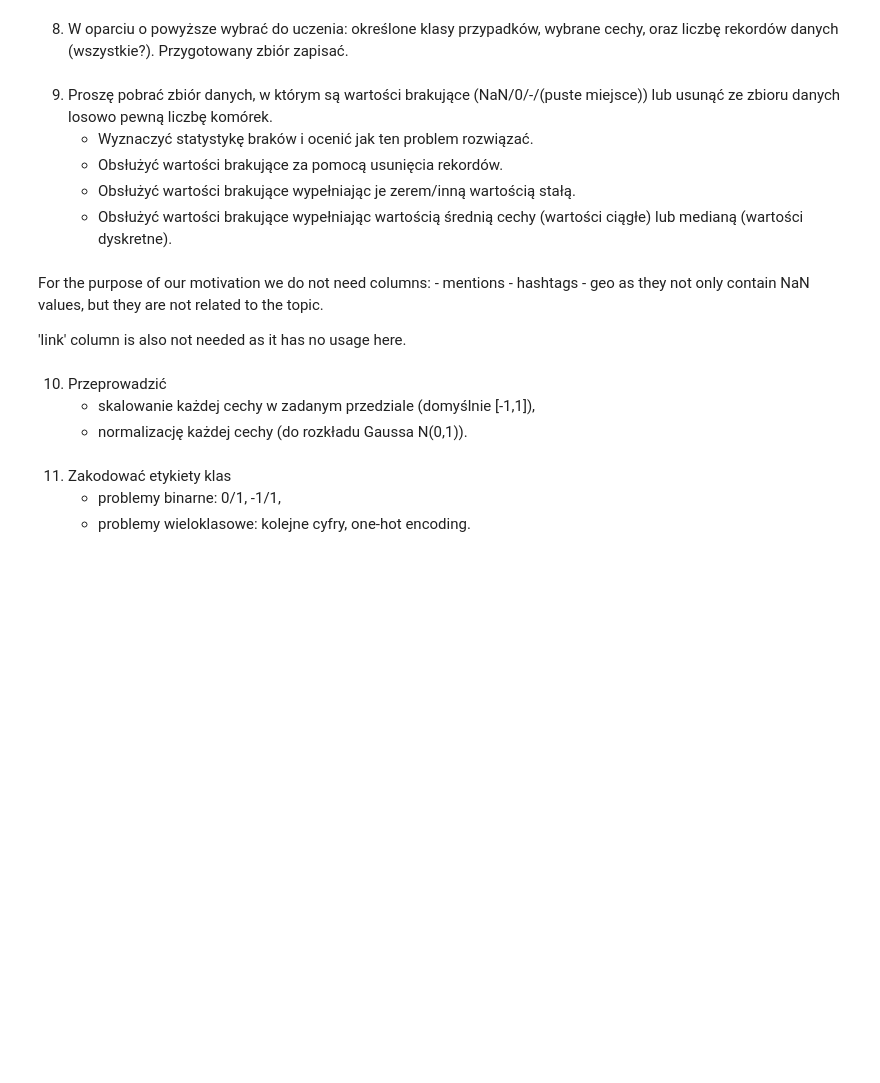
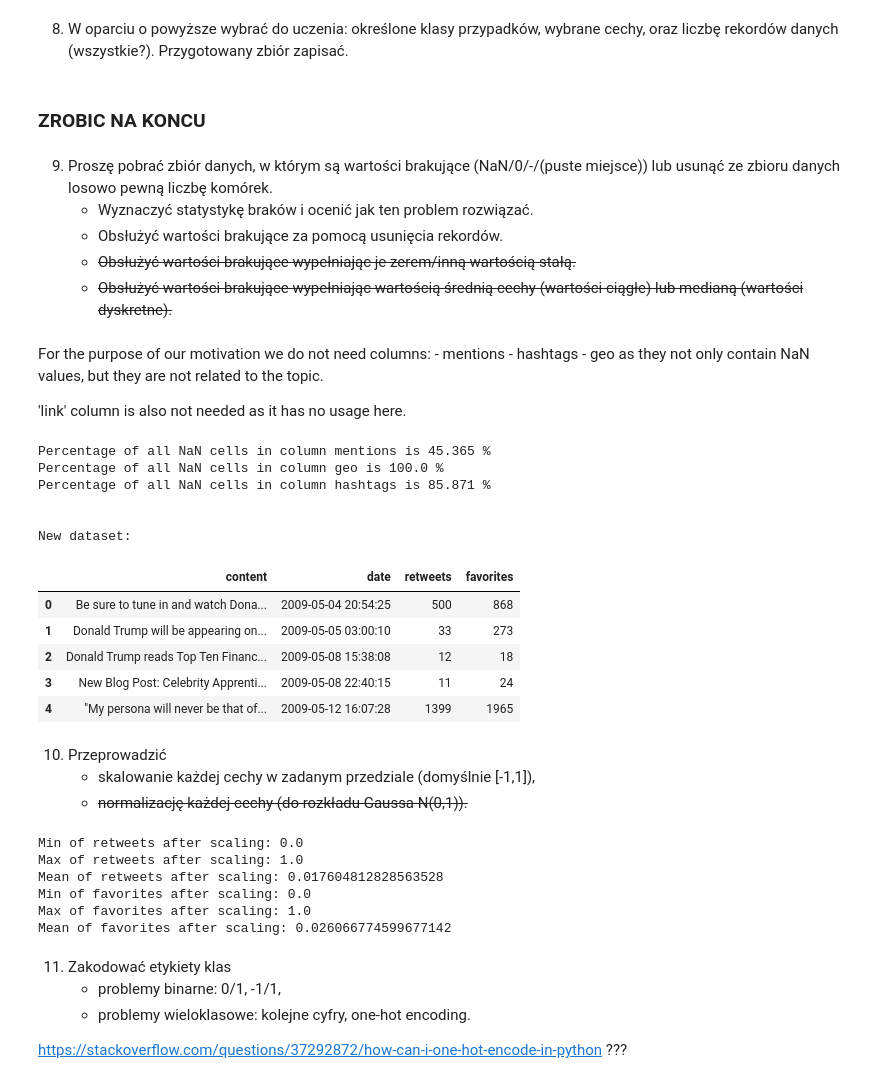
Before and after one commit to pajelonek/machine_learning_course, a Jupyter notebook: Lecture 2 - Data analysis, recognition and preparation/Lab4/Lab4_notebook.ipynb, the cells around one changed output. Drawn from its saved outputs; the diff is of its cells as text; code cells hidden in the pictures; blank space fills up the shorter version.

```diff
--- a/Lecture 2 - Data analysis, recognition and preparation/Lab4/Lab4_notebook.ipynb
+++ b/Lecture 2 - Data analysis, recognition and preparation/Lab4/Lab4_notebook.ipynb
@@ -213,13 +247,15 @@ trump_tweets_df.cov()
 # %% [markdown]
 8.	W oparciu o powyższe wybrać do uczenia: określone klasy przypadków, wybrane cechy, oraz liczbę rekordów
  danych (wszystkie?). Przygotowany zbiór zapisać.
+# %% [markdown]
+### ZROBIC NA KONCU
 # %% [markdown]
 9.	Proszę pobrać zbiór danych, w którym są wartości brakujące (NaN/0/-/(puste miejsce)) lub usunąć ze zbioru danych
 losowo pewną liczbę komórek.
     -	Wyznaczyć statystykę braków i ocenić jak ten problem rozwiązać.
     -	Obsłużyć wartości brakujące za pomocą usunięcia rekordów.
-    -	Obsłużyć wartości brakujące wypełniając je zerem/inną wartością stałą.
-    -	Obsłużyć wartości brakujące wypełniając wartością średnią cechy (wartości ciągłe) lub medianą (wartości dyskretne).
+    -	<S>Obsłużyć wartości brakujące wypełniając je zerem/inną wartością stałą.<S>
+    -	<S>Obsłużyć wartości brakujące wypełniając wartością średnią cechy (wartości ciągłe) lub medianą (wartości dyskretne).<S>
 # %% [markdown]
 For the purpose of our motivation we do not need columns:
     - mentions
@@ -229,31 +265,63 @@ as they not only contain NaN values, but they are not related to the topic.
 
 'link' column is also not needed as it has no usage here.
 # %%
-# def get_all_nan_with_column_name(column_name: string, dataframe: pd.DataFrame):
-#     return len(dataframe.loc[pd.isna(dataframe[column_name]) == True])
+def get_all_nan_with_column_name(column_name: string, dataframe: pd.DataFrame):
+    return len(dataframe.loc[pd.isna(dataframe[column_name]) == True])
 # %%
-# all_rows_from_df = len(trump_tweets_df)
-# all_nan_mentions = get_all_nan_with_column_name('mentions', trump_tweets_df)
-# all_nan_geo = get_all_nan_with_column_name('geo', trump_tweets_df)
-# all_nan_hashtags = get_all_nan_with_column_name('hashtags', trump_tweets_df)
+all_rows_from_df = len(trump_tweets_df)
+all_nan_mentions = get_all_nan_with_column_name('mentions', trump_tweets_df)
+all_nan_geo = get_all_nan_with_column_name('geo', trump_tweets_df)
+all_nan_hashtags = get_all_nan_with_column_name('hashtags', trump_tweets_df)
 
-# print(f'Percentage of all NaN cells in column mentions is {(all_nan_mentions/all_rows_from_df)*100:.5} %')
-# print(f'Percentage of all NaN cells in column geo is {(all_nan_geo/all_rows_from_df)*100:.5} %')
-# print(f'Percentage of all NaN cells in column hashtags is {(all_nan_hashtags/all_rows_from_df)*100:.5} %')
-#
-# del trump_tweets_df['mentions']
-# del trump_tweets_df['geo']
-# del trump_tweets_df['hashtags']
+print(f'Percentage of all NaN cells in column mentions is {(all_nan_mentions/all_rows_from_df)*100:.5} %')
+print(f'Percentage of all NaN cells in column geo is {(all_nan_geo/all_rows_from_df)*100:.5} %')
+print(f'Percentage of all NaN cells in column hashtags is {(all_nan_hashtags/all_rows_from_df)*100:.5} %')
 
-# del trump_tweets_df['link']
+del trump_tweets_df['mentions']
+del trump_tweets_df['geo']
+del trump_tweets_df['hashtags']
 
-# print("\n\nNew dataset:")
-# trump_tweets_df.head()
+del trump_tweets_df['link']
+
+print("\n\nNew dataset:")
+trump_tweets_df.head()
+# %% [output]
+Percentage of all NaN cells in column mentions is 45.365 %
+Percentage of all NaN cells in column geo is 100.0 %
+Percentage of all NaN cells in column hashtags is 85.871 %
+
+
+New dataset:
+|  | content | date | retweets | favorites |
+| 0 | Be sure to tune in and watch Dona... | 2009-05-04 20:54:25 | 500 | 868 |
+| 1 | Donald Trump will be appearing on... | 2009-05-05 03:00:10 | 33 | 273 |
+| 2 | Donald Trump reads Top Ten Financ... | 2009-05-08 15:38:08 | 12 | 18 |
+| 3 | New Blog Post: Celebrity Apprenti... | 2009-05-08 22:40:15 | 11 | 24 |
+| 4 | "My persona will never be that of... | 2009-05-12 16:07:28 | 1399 | 1965 |
 # %% [markdown]
 10.	Przeprowadzić
     -	skalowanie każdej cechy w zadanym przedziale (domyślnie [-1,1]),
-    -	normalizację każdej cechy (do rozkładu Gaussa N(0,1)).
+    -	<S>normalizację każdej cechy (do rozkładu Gaussa N(0,1)).<S>
+# %%
+scaler = MinMaxScaler()
+trump_tweets_df[['retweets', 'favorites']] = scaler.fit_transform(trump_tweets_df[['retweets', 'favorites']])
+
+print("Min of retweets after scaling: {}".format(min(trump_tweets_df.retweets)))
+print("Max of retweets after scaling: {}".format(max(trump_tweets_df.retweets)))
+print("Mean of retweets after scaling: {}".format(statistics.mean(trump_tweets_df.retweets)))
+print("Min of favorites after scaling: {}".format(min(trump_tweets_df.favorites)))
+print("Max of favorites after scaling: {}".format(max(trump_tweets_df.favorites)))
+print("Mean of favorites after scaling: {}".format(statistics.mean(trump_tweets_df.favorites)))
+# %% [output]
+Min of retweets after scaling: 0.0
+Max of retweets after scaling: 1.0
+Mean of retweets after scaling: 0.017604812828563528
+Min of favorites after scaling: 0.0
+Max of favorites after scaling: 1.0
+Mean of favorites after scaling: 0.026066774599677142
 # %% [markdown]
 11.	Zakodować etykiety klas
     -	problemy binarne: 0/1, -1/1,
     -	problemy wieloklasowe: kolejne cyfry, one-hot encoding.
+
+https://stackoverflow.com/questions/37292872/how-can-i-one-hot-encode-in-python ???
```
Also changed, not shown: parts of 7 cells of this notebook.
